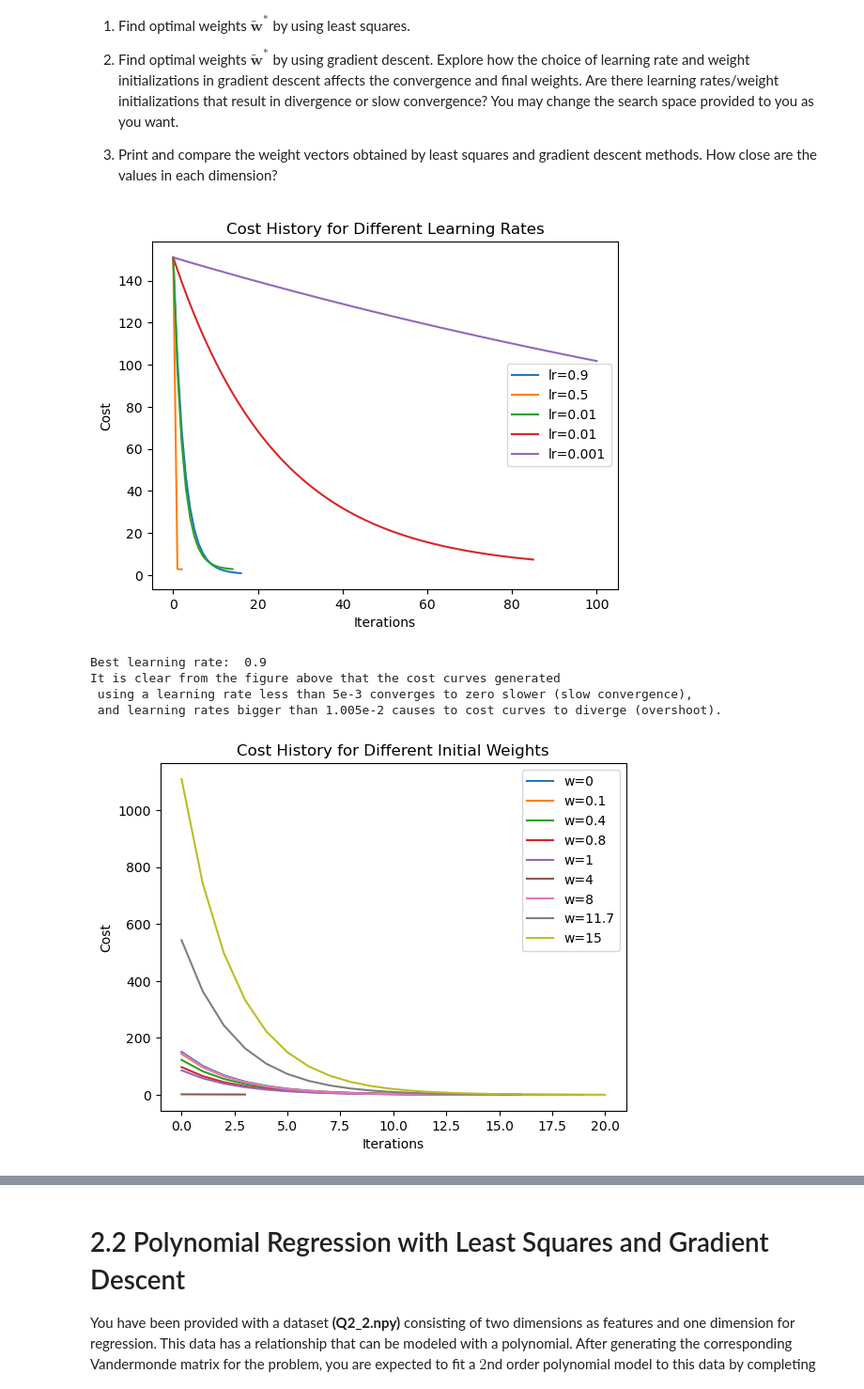
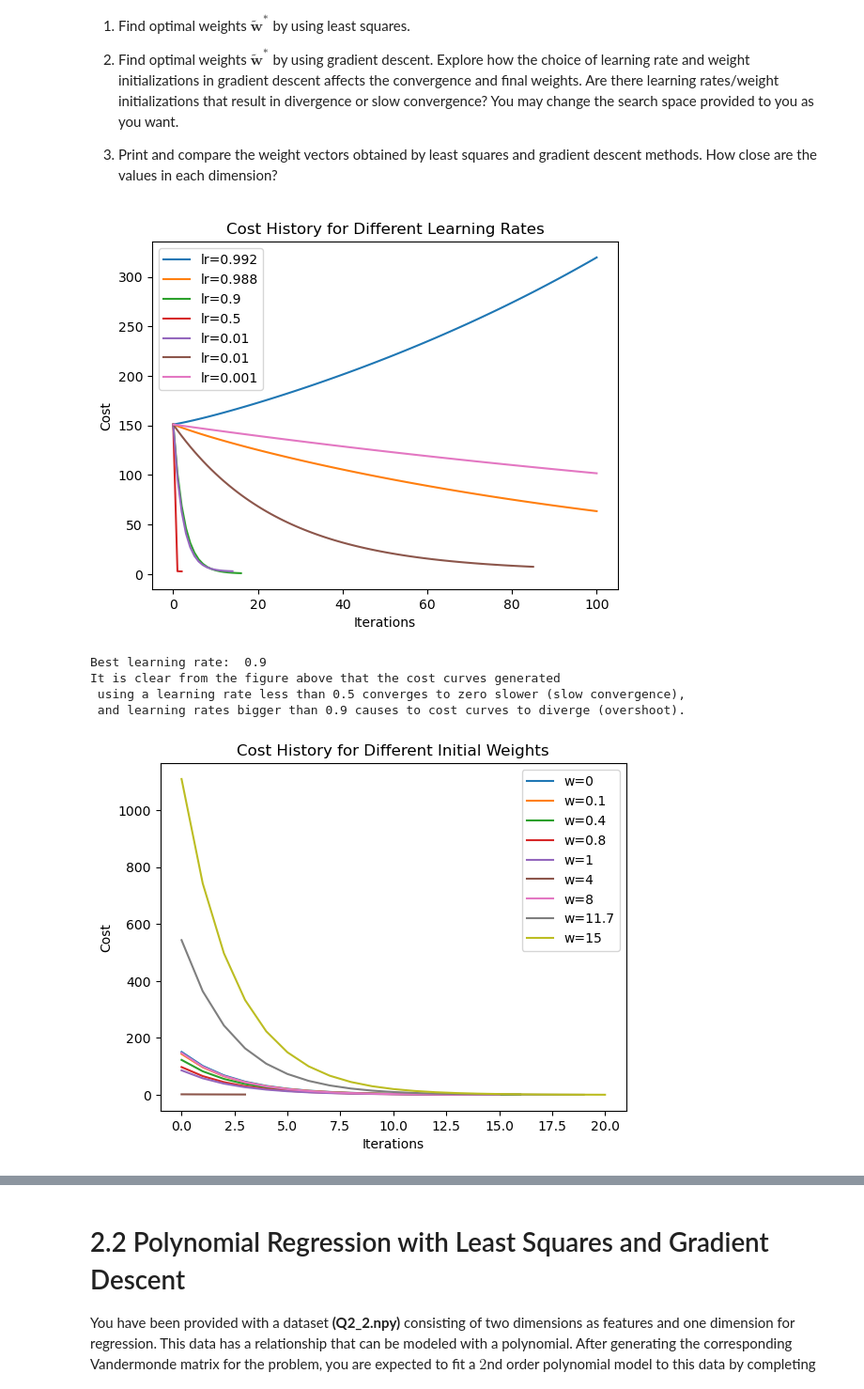
Before and after one commit to MustafaKrc/LFD24, a Jupyter notebook: Linear and Polynomial Regression with Least Squares and Gradient Descent/Homework-1.ipynb, the cells around one changed output, grey strips where cells are left out. Shown: that part at 94% size. Cells and saved outputs as stored; diff of their text form; code cells hidden in the pictures.

```diff
--- a/Linear and Polynomial Regression with Least Squares and Gradient Descent/Homework-1.ipynb
+++ b/Linear and Polynomial Regression with Least Squares and Gradient Descent/Homework-1.ipynb
@@ -471,7 +468,7 @@ max_iterations = 100
 best_lr = 0
 best_w = 0
 
-learning_rates = [0.9, 0.5, 0.1, 0.01, 0.001]
+learning_rates = [0.992, 0.988, 0.9, 0.5, 0.1, 0.01, 0.001]
 # initial weights to be used
 weights = np.zeros((9, X.shape[1] + 1, 1))
 weights[1,:,:] = 0.1*np.ones((X.shape[1]+1,1))
@@ -493,15 +490,15 @@ for lr in learning_rates:
     plt.plot(gd.cost_history, label=lr)
 
 plt.title('Cost History for Different Learning Rates')
-plt.legend(['lr=0.9', 'lr=0.5', 'lr=0.01', 'lr=0.01', 'lr=0.001'])
+plt.legend(['lr=0.992', 'lr=0.988', 'lr=0.9', 'lr=0.5', 'lr=0.01', 'lr=0.01', 'lr=0.001'])
 plt.xlabel('Iterations')
 plt.ylabel('Cost')
 plt.show()
 
 print("Best learning rate: ", best_lr)
 print("It is clear from the figure above that the cost curves generated \n",
-      "using a learning rate less than 5e-3 converges to zero slower (slow convergence),\n",
-      "and learning rates bigger than 1.005e-2 causes to cost curves to diverge (overshoot).")
+      "using a learning rate less than 0.5 converges to zero slower (slow convergence),\n",
+      "and learning rates bigger than 0.9 causes to cost curves to diverge (overshoot).")
 
 min_cost = 1e300
 for w in weights:
@@ -511,41 +508,40 @@ for w in weights:
         min_cost = gd.cost_history[-1]
         best_w = w
     plt.plot(gd.cost_history, label=w)
 
 plt.title('Cost History for Different Initial Weights')
 plt.legend(["w=0", "w=0.1", "w=0.4", "w=0.8", "w=1", "w=4", "w=8", "w=11.7", "w=15"])
 plt.xlabel('Iterations')
 plt.ylabel('Cost')
 plt.show()
 
 print("Best initial weights: \n", str(best_w))
-print("Initial weights that are smaller than 0.4 converge to zero slower. \n",
-      "Values that are larger than 0.4 converges faster at first couple iterations, \n",
-      "but stay behind of 0.4 in the long run.\n")
+print("Initial weights that are smaller than 11.7 converge to zero faster. \n",
+      "but they stay behind of 11.7 in the long run.\n")
 
 ultimate_gd = gradientDescent(X, y, best_w, best_lr, max_iterations)
 ultimate_gd.fit(best_lr, max_iterations)
 print("Optimum weights calculated by different optimization methods are shown below: ")
 print("Least Squares: \n",least_squares_w,"\nGradient Descent: \n", ultimate_gd.w)
 
 from linearRegression import rel_error
 
 print("Relative error: ", rel_error(least_squares_w, ultimate_gd.w))
 print("MSE using gradient descent: ", ultimate_gd.cost())
 ultimate_gd.w = least_squares_w
 print("MSE using least squares: ", ultimate_gd.cost())
 print("The MSE values show that the least squares approach gives \n",
       "more precise results.")
 
 ##############################################################################
 #                             END OF YOUR CODE                               #
 ##############################################################################
 # %% [output]
-[figure, old version]
+[figure, new version]
 Best learning rate:  0.9
 It is clear from the figure above that the cost curves generated
- using a learning rate less than 5e-3 converges to zero slower (slow convergence),
- and learning rates bigger than 1.005e-2 causes to cost curves to diverge (overshoot).
+ using a learning rate less than 0.5 converges to zero slower (slow convergence),
+ and learning rates bigger than 0.9 causes to cost curves to diverge (overshoot).
 [figure]
 Best initial weights:
  [[11.7]
```
Also changed, not shown: parts of 4 cells of this notebook.
